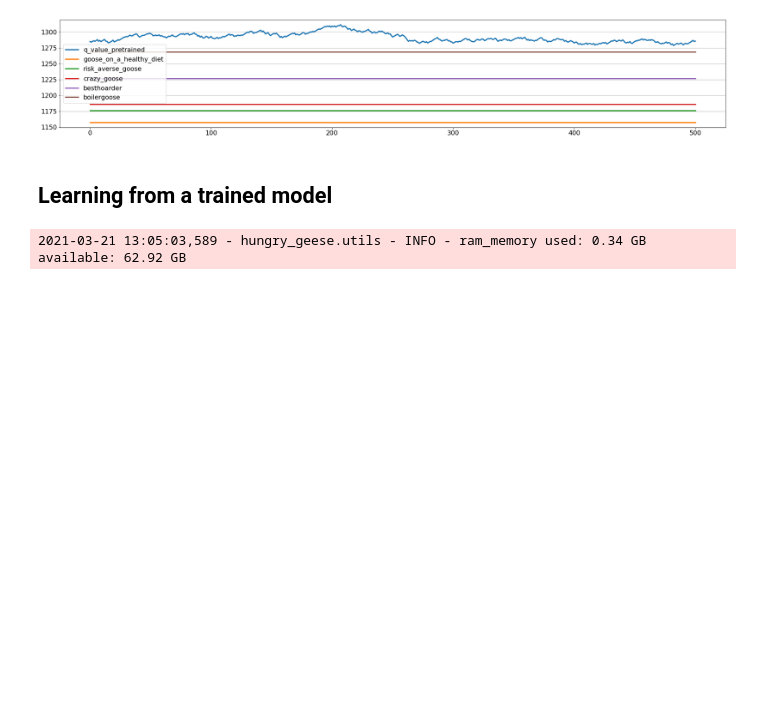
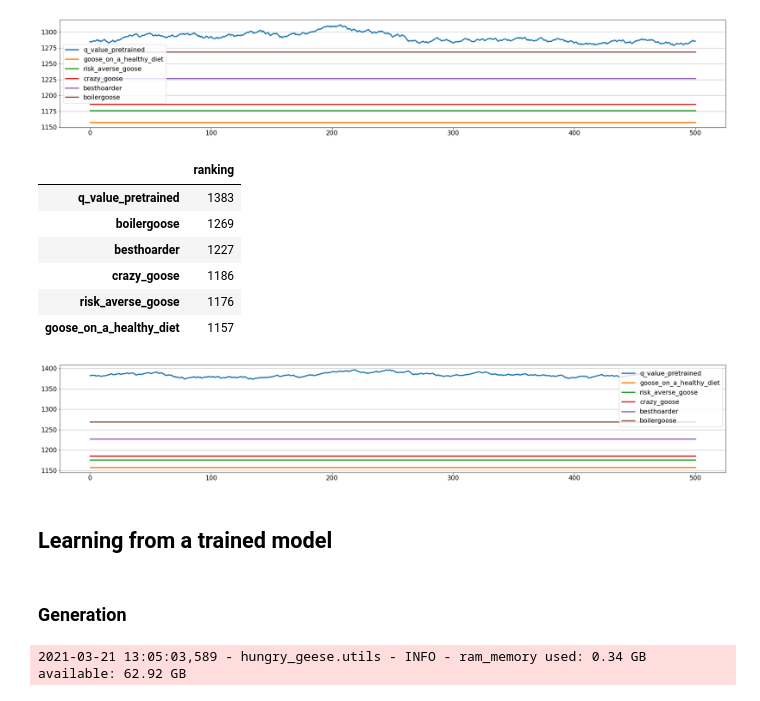
Before and after one commit to ironbar/hungry_geese, a Jupyter notebook: notebooks/005_explore_other_reward_functions.ipynb, the cells around one changed output. Saved outputs shown, nothing was run; the diff lists cells and outputs as text; code cells hidden in the pictures; blank space fills up the shorter version.

```diff
--- a/notebooks/005_explore_other_reward_functions.ipynb
+++ b/notebooks/005_explore_other_reward_functions.ipynb
@@ -214,7 +215,7 @@ agents = {
     'crazy_goose': '../forum/agents/crazy_goose.py',
     'besthoarder': '../forum/agents/besthoarder.py',
     'greedyhoarder': '../forum/agents/greedyhoarder.py',
-    'q_value': '/mnt/hdd0/MEGA/AI/22 Kaggle/hungry_geese/forum/agents/random_plus.py',
+    'quantum': '../data/agents/quantum/quantum.py',
 }
 # %%
 def evaluate_agent(new_agent, adversary_agents, n_matches, single_agent=True, max_workers=20, run_agent_test=False):
@@ -1274,8 +1275,25 @@ compute_elo_ranking(*ret)
 | risk_averse_goose | 1176 |
 | goose_on_a_healthy_diet | 1157 |
 [figure]
+# %%
+ret = evaluate_agent(
+    {'q_value_pretrained': '/mnt/hdd0/Kaggle/hungry_geese/models/22_risk_averse_goose_different_epsilons/04_epsilon002_reward_-4_4_x128_20000/q_value_agent.py'},
+    ['goose_on_a_healthy_diet', 'risk_averse_goose', 'crazy_goose', 'besthoarder', 'boilergoose'],
+    n_matches=500, single_agent=True, max_workers=20)
+compute_elo_ranking(*ret)
+# %% [output]
+|  | ranking |
+| q_value_pretrained | 1383 |
+| boilergoose | 1269 |
+| besthoarder | 1227 |
+| crazy_goose | 1186 |
+| risk_averse_goose | 1176 |
+| goose_on_a_healthy_diet | 1157 |
+[figure, added]
 # %% [markdown]
 ## Learning from a trained model
+# %% [markdown]
+### Generation
 # %%
 n_matches = 2000
 agents = ['/mnt/hdd0/Kaggle/hungry_geese/models/21_risk_averse_goose_epsilon025/03_epsilon025_reward_-4_4_x128_40000/epsilon_025_agent.py']*4
```
Also changed, not shown: parts of 10 cells of this notebook, 5 other files.
